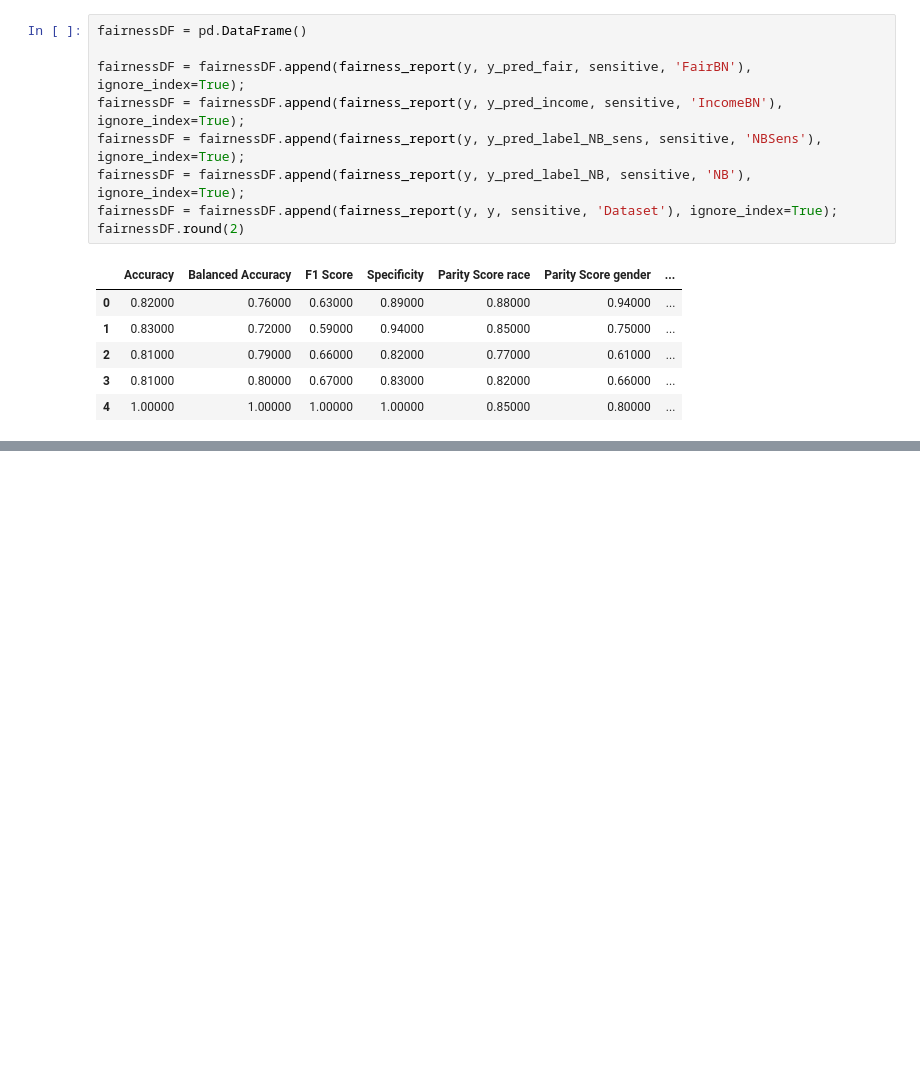
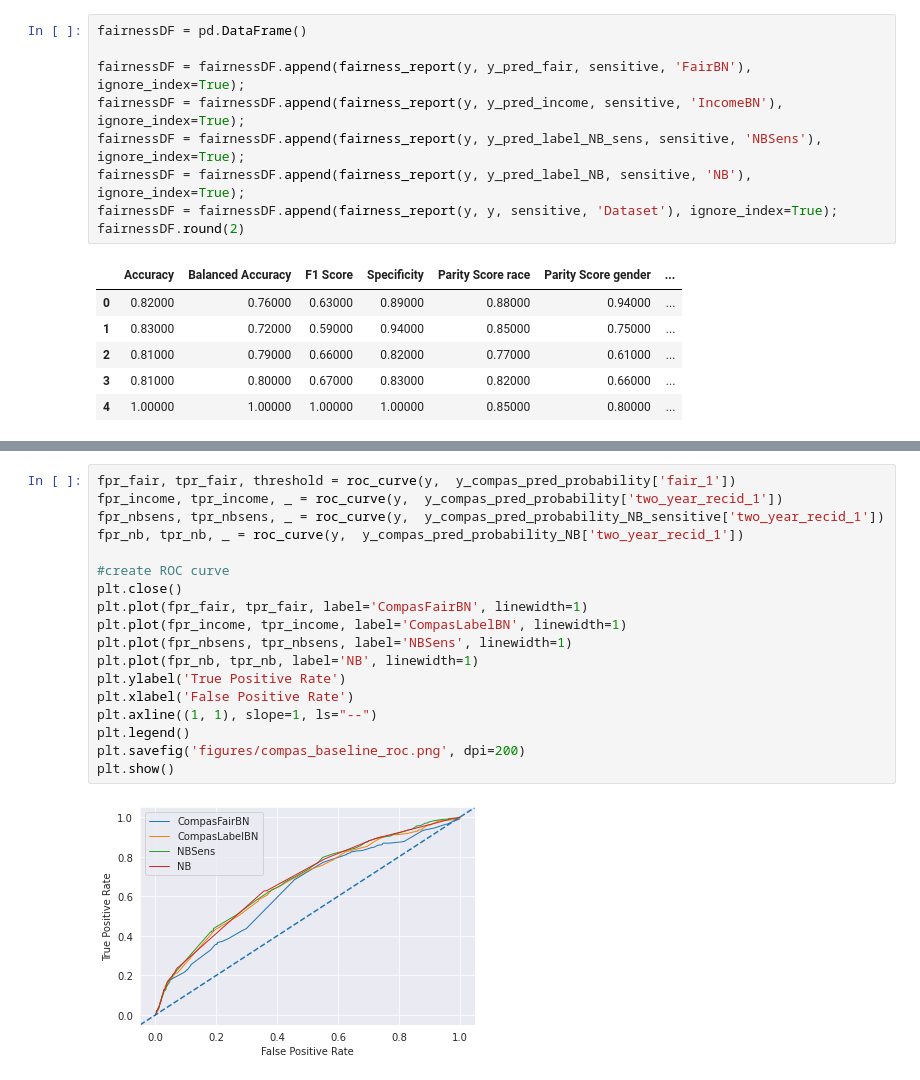
Before and after one commit to bcwein/Forseti, a Jupyter notebook: notebooks/model-evaluation.ipynb, the cells around one changed output, grey strips where cells are left out. Drawn from its saved outputs; the diff is of its cells as text; blank space fills up the shorter version.

Commit message:
Additional experiments added for Compas dataset.

```diff
--- a/notebooks/model-evaluation.ipynb
+++ b/notebooks/model-evaluation.ipynb
@@ -150,0 +208,20 @@ plt.show()
+# %%
+fpr_fair, tpr_fair, threshold = roc_curve(y,  y_compas_pred_probability['fair_1'])
+fpr_income, tpr_income, _ = roc_curve(y,  y_compas_pred_probability['two_year_recid_1'])
+fpr_nbsens, tpr_nbsens, _ = roc_curve(y,  y_compas_pred_probability_NB_sensitive['two_year_recid_1'])
+fpr_nb, tpr_nb, _ = roc_curve(y,  y_compas_pred_probability_NB['two_year_recid_1'])
+
+#create ROC curve
+plt.close()
+plt.plot(fpr_fair, tpr_fair, label='CompasFairBN', linewidth=1)
+plt.plot(fpr_income, tpr_income, label='CompasLabelBN', linewidth=1)
+plt.plot(fpr_nbsens, tpr_nbsens, label='NBSens', linewidth=1)
+plt.plot(fpr_nb, tpr_nb, label='NB', linewidth=1)
+plt.ylabel('True Positive Rate')
+plt.xlabel('False Positive Rate')
+plt.axline((1, 1), slope=1, ls="--")
+plt.legend()
+plt.savefig('figures/compas_baseline_roc.png', dpi=200)
+plt.show()
+# %% [output]
+[figure, added]
```
Also changed, not shown: parts of 5 cells of this notebook, 2 other files.
